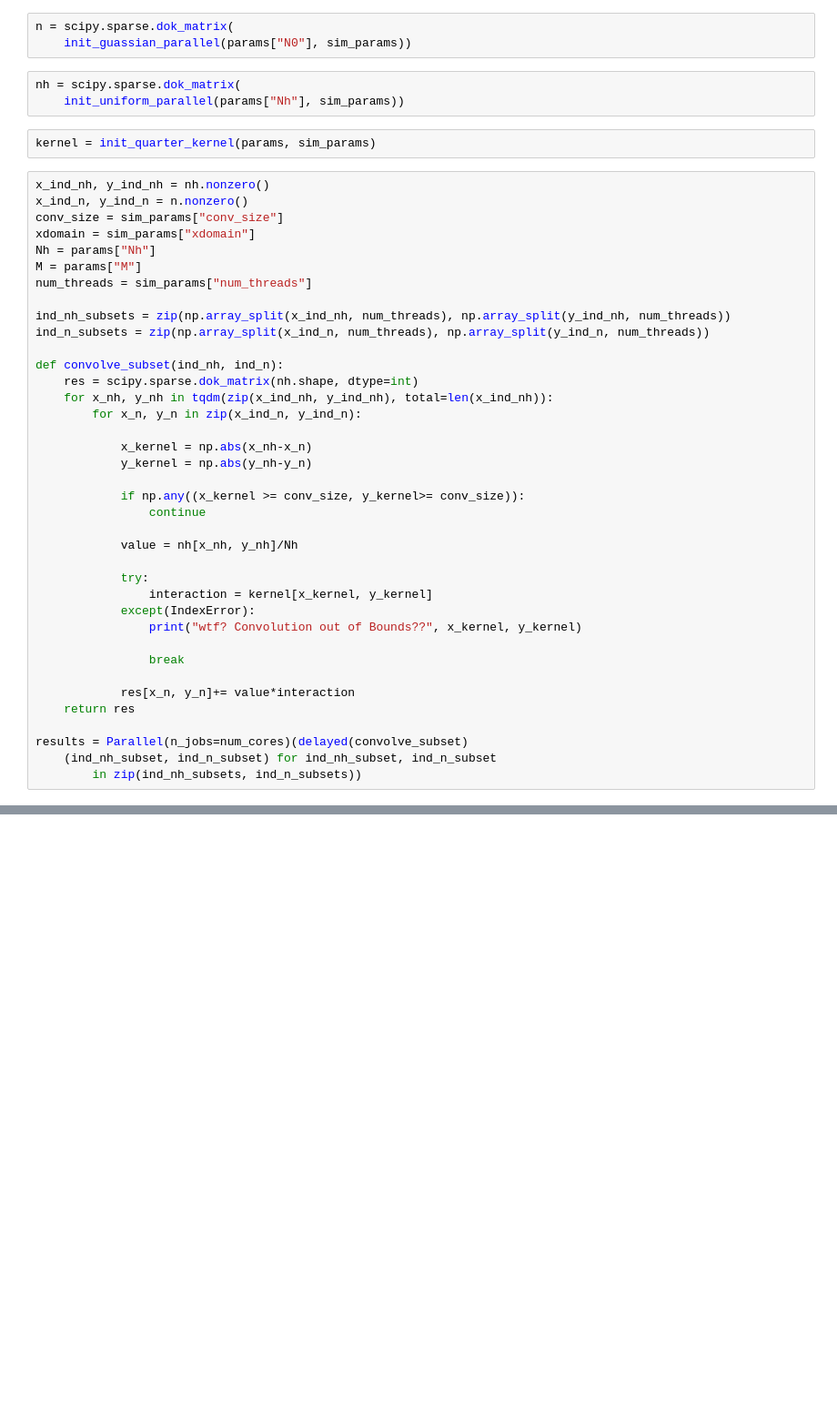
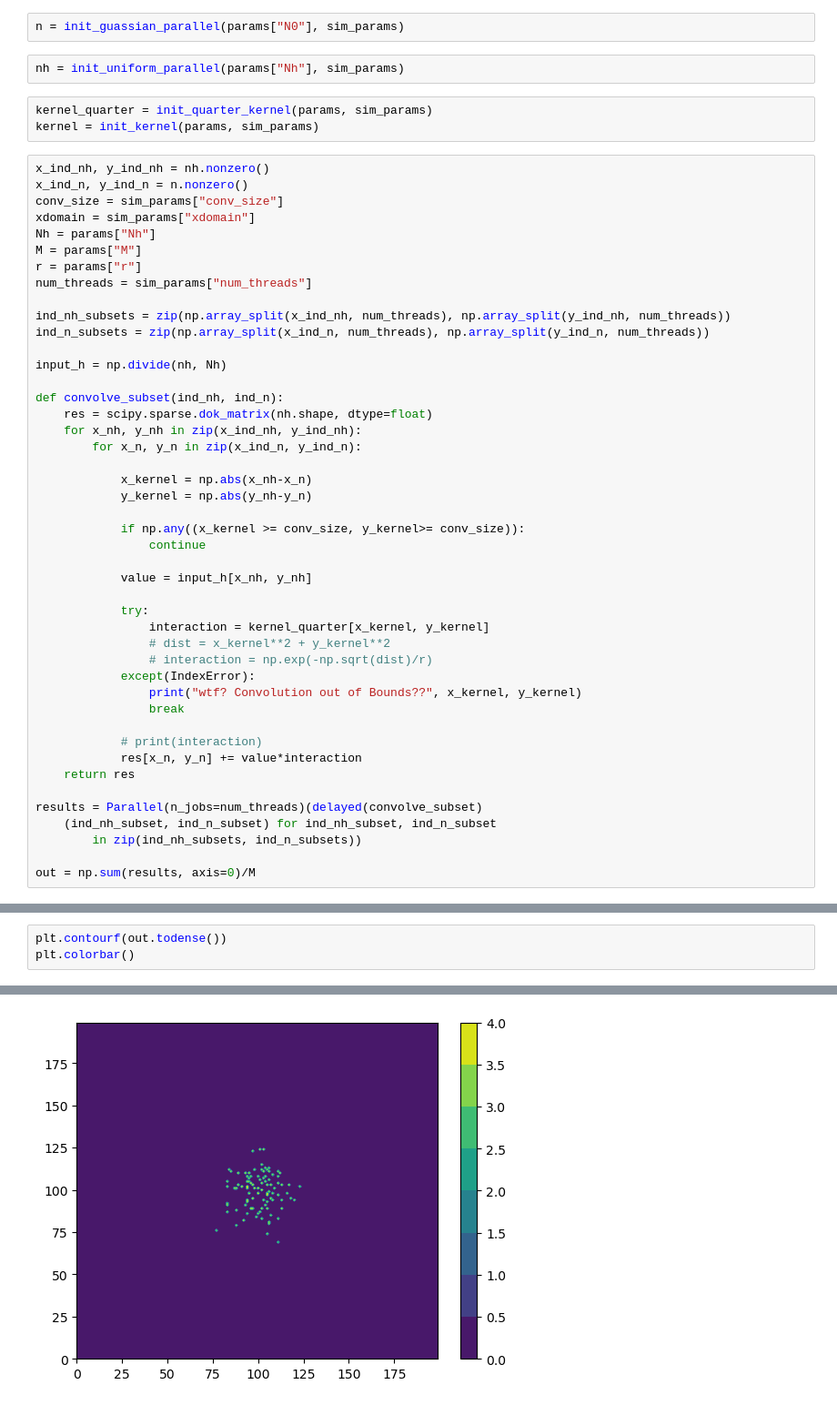
Before and after one commit to zhizhang1445/CRISPR_Sim, a Jupyter notebook: Sparse2DParrallelSim/main.ipynb, the cells around one changed output, grey strips where cells are left out. Shown at 91% size. Drawn from its saved outputs; the diff is of its cells as text; blank space fills up the shorter version.

Commit message:
some value

```diff
--- a/Sparse2DParrallelSim/main.ipynb
+++ b/Sparse2DParrallelSim/main.ipynb
@@ -47,12 +46,11 @@ sim_params = { #parameters relevant for the simulation (including Inital Valuess
 }
 # %%
-n = scipy.sparse.dok_matrix(
-    init_guassian_parallel(params["N0"], sim_params))
+n = init_guassian_parallel(params["N0"], sim_params)
 # %%
-nh = scipy.sparse.dok_matrix(
-    init_uniform_parallel(params["Nh"], sim_params))
+nh = init_uniform_parallel(params["Nh"], sim_params)
 # %%
-kernel = init_quarter_kernel(params, sim_params)
+kernel_quarter = init_quarter_kernel(params, sim_params)
+kernel = init_kernel(params, sim_params)
 # %%
 x_ind_nh, y_ind_nh = nh.nonzero()
 x_ind_n, y_ind_n = n.nonzero()
@@ -60,14 +58,17 @@ conv_size = sim_params["conv_size"]
 xdomain = sim_params["xdomain"]
 Nh = params["Nh"]
 M = params["M"]
+r = params["r"]
 num_threads = sim_params["num_threads"]
 
 ind_nh_subsets = zip(np.array_split(x_ind_nh, num_threads), np.array_split(y_ind_nh, num_threads))
 ind_n_subsets = zip(np.array_split(x_ind_n, num_threads), np.array_split(y_ind_n, num_threads))
 
+input_h = np.divide(nh, Nh)
+
 def convolve_subset(ind_nh, ind_n):
-    res = scipy.sparse.dok_matrix(nh.shape, dtype=int)
-    for x_nh, y_nh in tqdm(zip(x_ind_nh, y_ind_nh), total=len(x_ind_nh)):
+    res = scipy.sparse.dok_matrix(nh.shape, dtype=float)
+    for x_nh, y_nh in zip(x_ind_nh, y_ind_nh):
         for x_n, y_n in zip(x_ind_n, y_ind_n):
 
             x_kernel = np.abs(x_nh-x_n)
@@ -76,18 +77,22 @@ def convolve_subset(ind_nh, ind_n):
             if np.any((x_kernel >= conv_size, y_kernel>= conv_size)):
                 continue
 
-            value = nh[x_nh, y_nh]/Nh
+            value = input_h[x_nh, y_nh]
 
             try:
-                interaction = kernel[x_kernel, y_kernel]
+                interaction = kernel_quarter[x_kernel, y_kernel]
+                # dist = x_kernel**2 + y_kernel**2
+                # interaction = np.exp(-np.sqrt(dist)/r)
             except(IndexError):
                 print("wtf? Convolution out of Bounds??", x_kernel, y_kernel)
-
                 break
 
-            res[x_n, y_n]+= value*interaction
+            # print(interaction)
+            res[x_n, y_n] += value*interaction
     return res
 
-results = Parallel(n_jobs=num_cores)(delayed(convolve_subset)
+results = Parallel(n_jobs=num_threads)(delayed(convolve_subset)
     (ind_nh_subset, ind_n_subset) for ind_nh_subset, ind_n_subset
         in zip(ind_nh_subsets, ind_n_subsets))
+
+out = np.sum(results, axis=0)/M
@@ -93,0 +107,4 @@ results = Parallel(n_jobs=num_cores)(delayed(convolve_subset)
+# %%
+plt.contourf(out.todense())
+plt.colorbar()
+# %% [output]
@@ -93,0 +112 @@ results = Parallel(n_jobs=num_cores)(delayed(convolve_subset)
+[figure, added]
```
Also changed, not shown: parts of 12 cells of this notebook, 3 other files.
